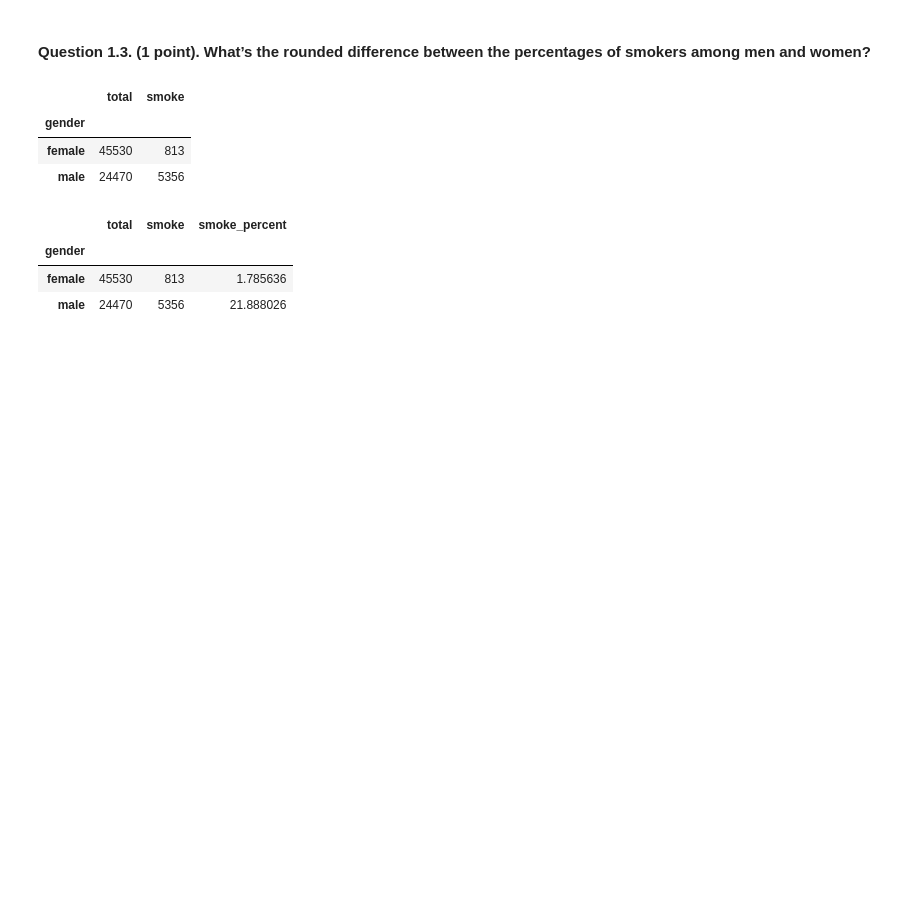
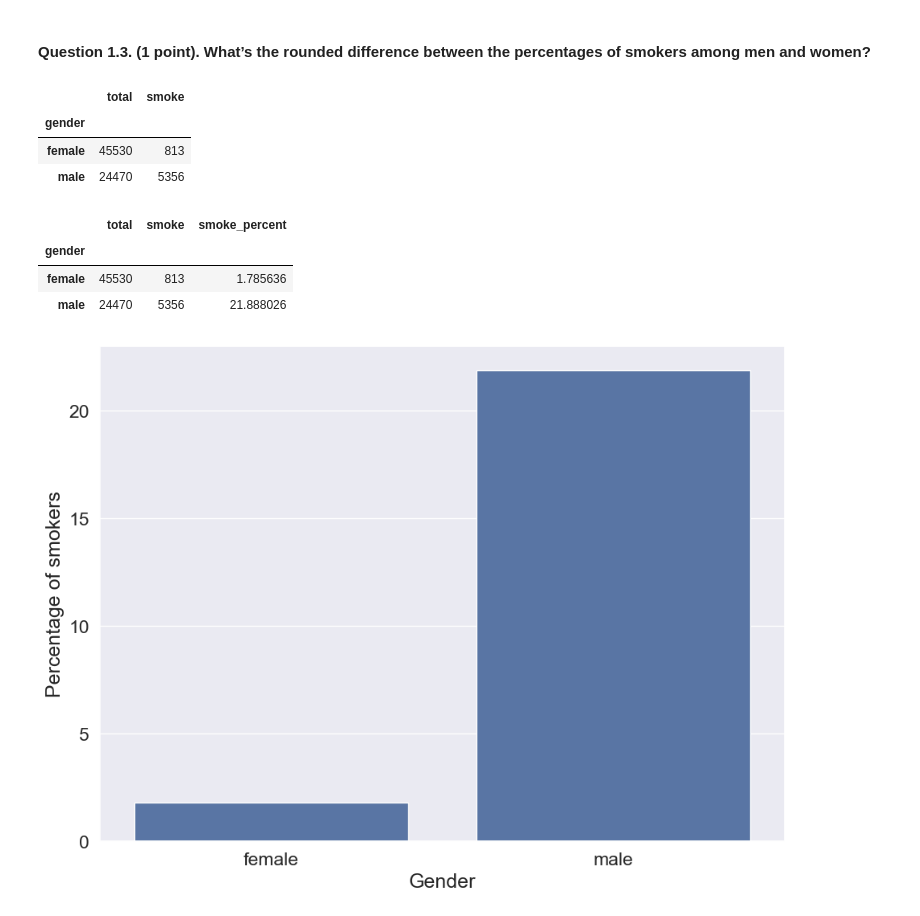
Before and after one commit to anamillen/mlcourse.ai-solutions, a Jupyter notebook: Assignments/Exploratory data analysis with Pandas/Assignment #2.ipynb, the cells around one changed output. Drawn from its saved outputs; the diff is of its cells as text; code cells hidden in the pictures; blank space fills up the shorter version.

```diff
--- a/Assignments/Exploratory data analysis with Pandas/Assignment #2.ipynb
+++ b/Assignments/Exploratory data analysis with Pandas/Assignment #2.ipynb
@@ -285,6 +285,16 @@ df_gendered_smokers
 | gender |  |  |  |
 | female | 45530 | 813 | 1.785636 |
 | male | 24470 | 5356 | 21.888026 |
+# %%
+# Visualization for better interpretation
+ax = sns.barplot(
+    data = df_gendered_smokers,
+    y = "smoke_percent",
+    x = "gender"
+)
+ax.set(xlabel="Gender", ylabel="Percentage of smokers");
+# %% [output]
+[figure, added]
 # %%
 abs_diff = abs(df_gendered_smokers.loc["male",'smoke_percent'] - df_gendered_smokers.loc["female", 'smoke_percent']).round(0)
 
```
Also changed, not shown: parts of 3 cells of this notebook.
